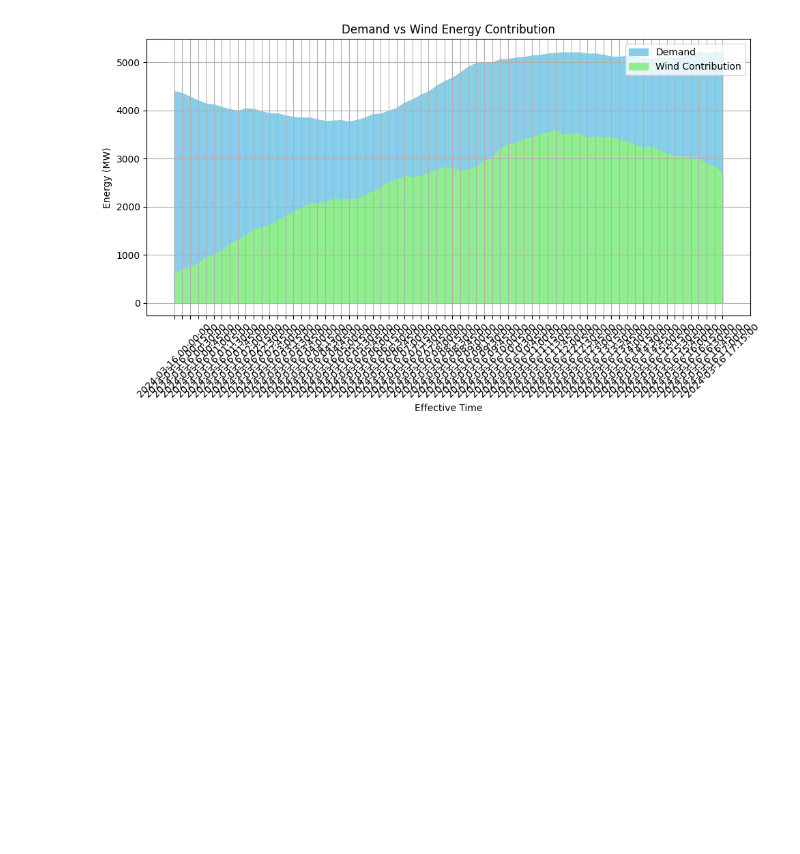
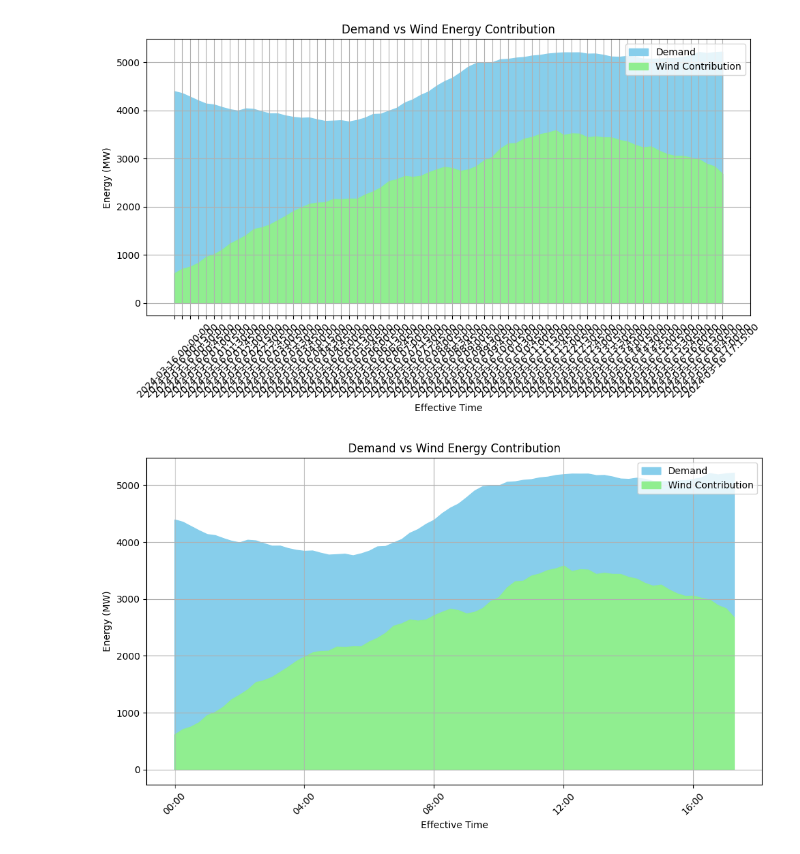
Before and after one commit to SaM-92/telegram-energy-api, a Jupyter notebook: eirgrid_api.ipynb, the cells around one changed output. Cells and saved outputs as stored; diff of their text form; code cells hidden in the pictures; blank space fills up the shorter version.

```diff
--- a/eirgrid_api.ipynb
+++ b/eirgrid_api.ipynb
@@ -1294,3 +1298,33 @@ plt.tight_layout()
 plt.show()
 # %% [output]
 [figure]
+# %%
+# Correcting the interval calculation
+combined_clean = combined.dropna()
+# Calculate the number of entries that would constitute a 4-hour span, considering the data's time frequency
+time_diff_in_hours = (combined_clean.index[1] - combined_clean.index[0]).seconds / 3600
+entries_per_hour = 1 / time_diff_in_hours
+four_hourly_entries = int(entries_per_hour * 4)
+
+# Ensure we have a positive, non-zero interval
+four_hourly_entries = max(four_hourly_entries, 1)
+
+# Adjust x-ticks and labels for 4-hour intervals
+x_ticks = range(0, len(combined_clean), four_hourly_entries)
+x_labels = [time.strftime('%H:%M') for i, time in enumerate(combined_clean.index) if i % four_hourly_entries == 0]
+
+# Plotting with the corrected interval
+plt.figure(figsize=(10, 6))
+plt.fill_between(x_axis, combined_clean["Demand"], label="Demand", color="skyblue")
+plt.fill_between(x_axis, combined_clean["Wind"], label="Wind Contribution", color="lightgreen")
+
+plt.xticks(x_ticks, x_labels, rotation=45)  # Setting custom x-ticks based on the correction
+plt.title("Demand vs Wind Energy Contribution")
+plt.ylabel("Energy (MW)")
+plt.xlabel("Effective Time")
+plt.legend()
+plt.grid(True)
+plt.tight_layout()
+plt.show()
+# %% [output]
+[figure, added]
```
Also changed, not shown: parts of 1 cell of this notebook, 1 other file.
